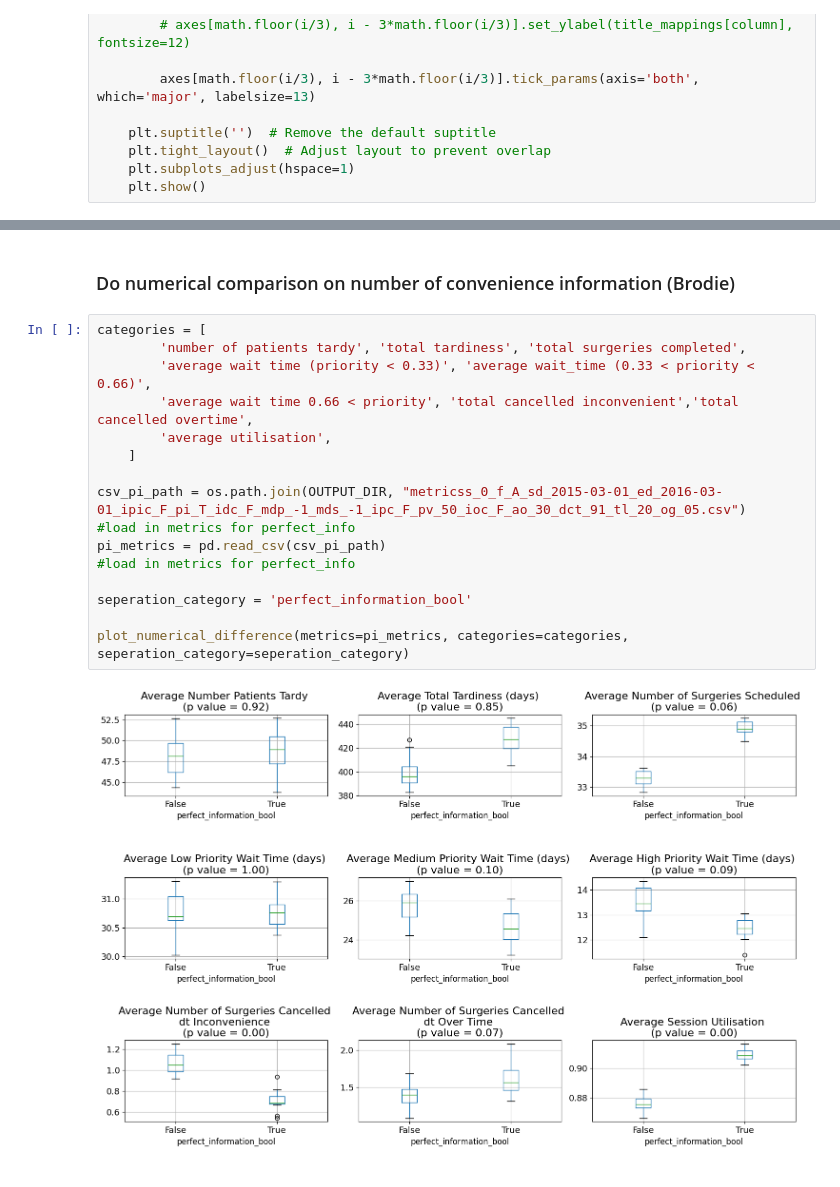
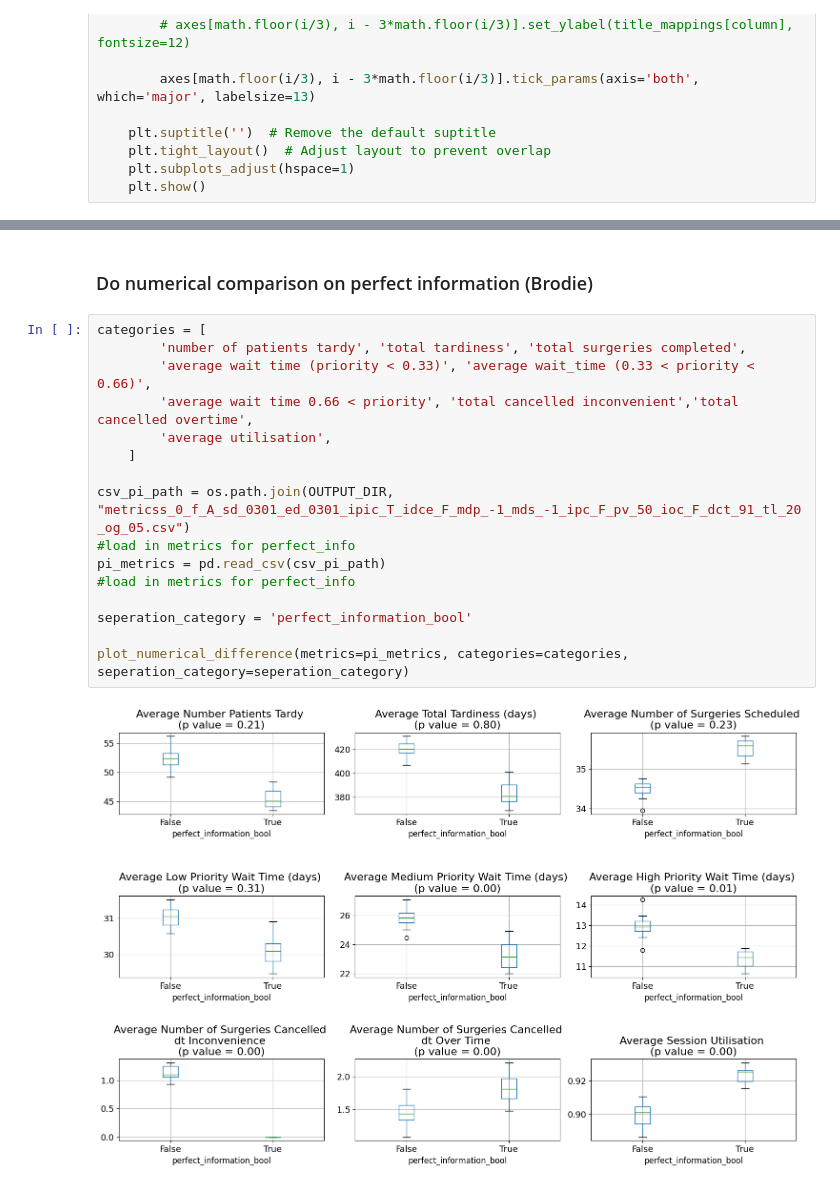
Before and after one commit to brodie11/surgery_scheduling, a Jupyter notebook: brodie_perrie_code/src/scripts/brodie_plotting.ipynb, the cells around one changed output, grey strips where cells are left out. Drawn from its saved outputs; the diff is of its cells as text.

```diff
--- a/brodie_perrie_code/src/scripts/brodie_plotting.ipynb
+++ b/brodie_perrie_code/src/scripts/brodie_plotting.ipynb
@@ -237,20 +300,20 @@ def plot_numerical_difference(metrics, categories, seperation_category):
 # %% [markdown]
-### Do numerical comparison on number of convenience information (Brodie)
+### Do numerical comparison on perfect information (Brodie)
 # %%
 categories = [
         'number of patients tardy', 'total tardiness', 'total surgeries completed',
         'average wait time (priority < 0.33)', 'average wait_time (0.33 < priority < 0.66)',
         'average wait time 0.66 < priority', 'total cancelled inconvenient','total cancelled overtime',
         'average utilisation',
     ]
 
-csv_pi_path = os.path.join(OUTPUT_DIR, "metricss_0_f_A_sd_2015-03-01_ed_2016-03-01_ipic_F_pi_T_idc_F_mdp_-1_mds_-1_ipc_F_pv_50_ioc_F_ao_30_dct_91_tl_20_og_05.csv")
+csv_pi_path = os.path.join(OUTPUT_DIR, "metricss_0_f_A_sd_0301_ed_0301_ipic_T_idce_F_mdp_-1_mds_-1_ipc_F_pv_50_ioc_F_dct_91_tl_20_og_05.csv")
 #load in metrics for perfect_info
 pi_metrics = pd.read_csv(csv_pi_path)
 #load in metrics for perfect_info
 
 seperation_category = 'perfect_information_bool'
 
 plot_numerical_difference(metrics=pi_metrics, categories=categories, seperation_category=seperation_category)
 # %% [output]
-[figure, old version]
+[figure, new version]
```
Also changed, not shown: parts of 10 cells of this notebook, 5 other files.
